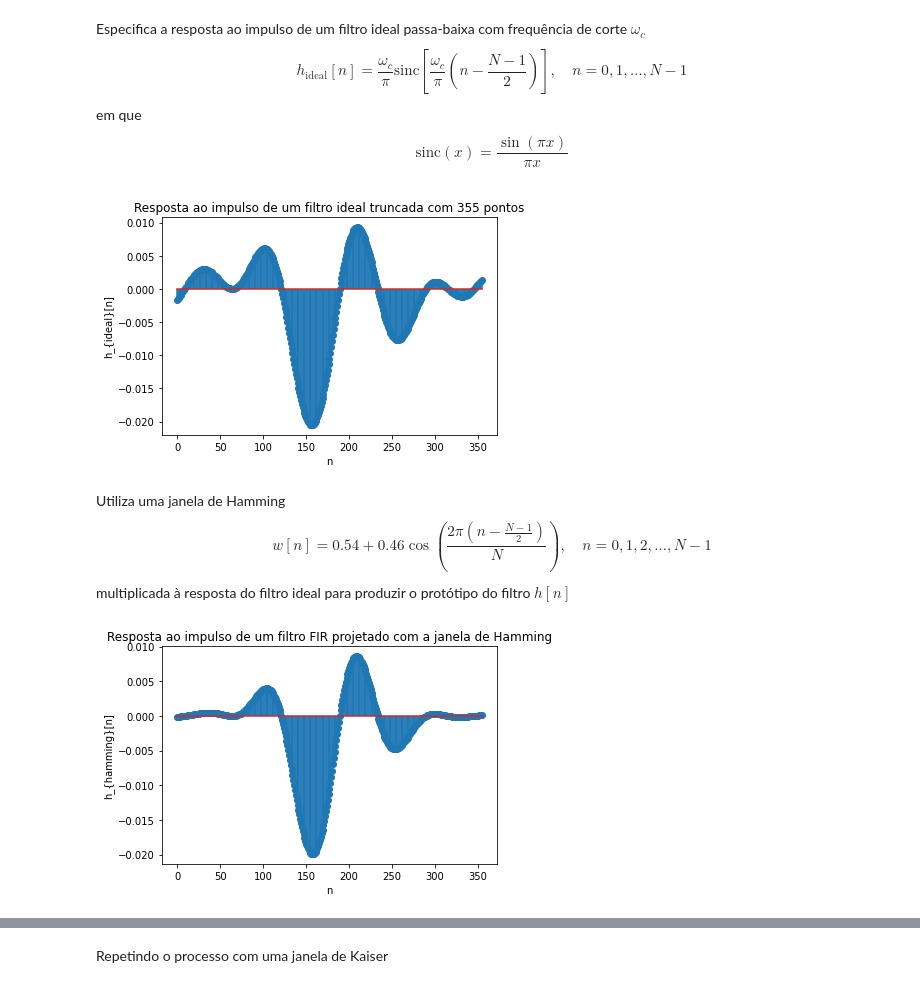
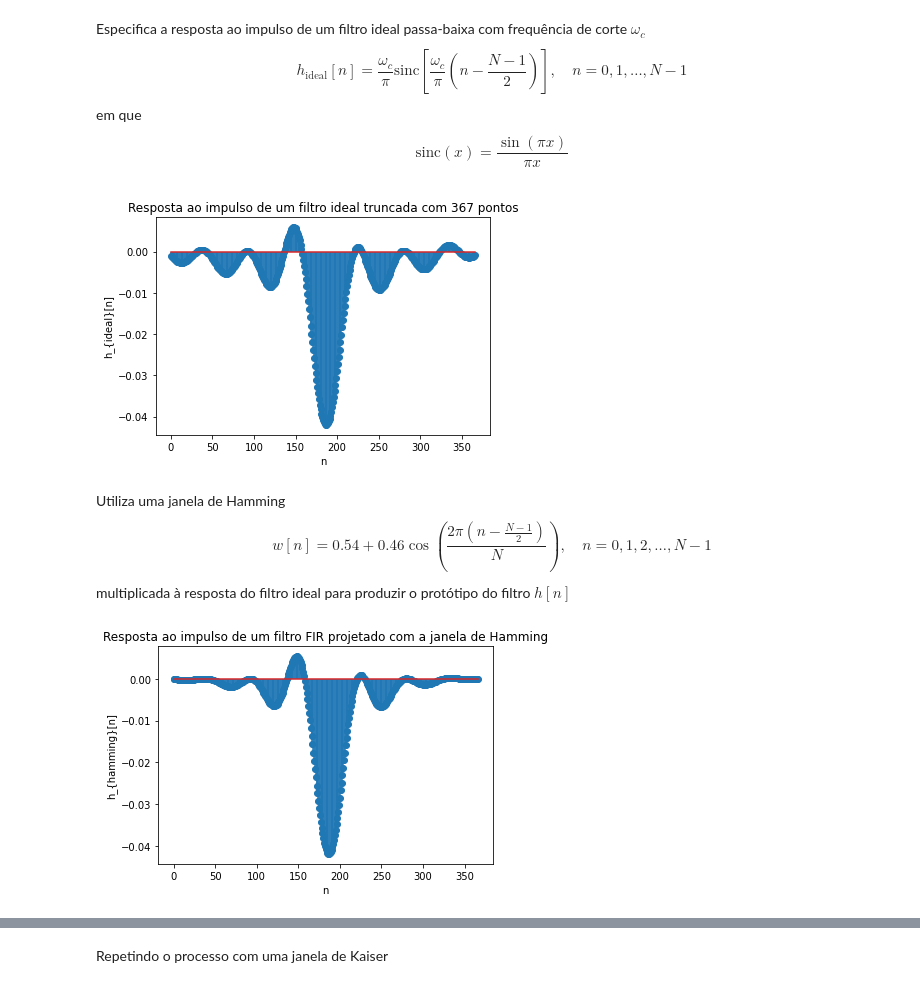
Before and after one commit to pmvdafonseca/filter_fir_high_pass, a Jupyter notebook: Projeto_FIR.ipynb, the cells around one changed output, grey strips where cells are left out. Saved outputs shown, nothing was run; the diff lists cells and outputs as text; code cells hidden in the pictures.

```diff
--- a/Projeto_FIR.ipynb
+++ b/Projeto_FIR.ipynb
@@ -27,8 +27,8 @@ from numpy import sin, cos, pi
 fs = 44100        # frequência de amostragem
 alphap = 0.1      # ripple admissível na banda de passagem em dB
 alphar = 60       # atenuação mínima na banda de rejeição (ripple) em dB
-theta_l = 15800
-theta_u = 16200
+theta_l = 200
+theta_u = 500
 # %% [markdown]
 Algumas transformações necessárias nas variáveis de entrada:
 
@@ -119,22 +119,22 @@ $$h_{\mathrm{ideal}}[n] = \frac{\omega_c}{\pi} \mathrm{sinc}\left[\frac{\omega_c
 em que $$\mathrm{sinc}(x) = \frac{\sin(\pi x)}{\pi x}$$
 # %%
 # Especifiquei um comprimento de filtro FIR a partir das estimativas anteriores mas não necessariamente usando elas
-N = 355
+N = int(Nkaiser)
 n = np.arange(0,N,1)
 
 theta_c =((theta_u - theta_l)/2)*(2.0*np.pi/fs)
 theta_o = ((theta_u +theta_l)/2)*(2.0*np.pi/fs)
 
 hideal = 2*cos(n*theta_o)*(theta_c*special.sinc((n-(N-1)/2.0)*theta_c))
 
 
 plt.title('Resposta ao impulso de um filtro ideal truncada com '+str(N)+' pontos')
 plt.xlabel('n')
 plt.ylabel('h_{ideal}[n]')
 plt.stem(n,hideal,use_line_collection=True)
 plt.show()
 # %% [output]
-[figure, old version]
+[figure, new version]
 # %% [markdown]
 Utiliza uma janela de Hamming
 $$w[n] = 0.54 + 0.46\cos\left(\frac{2\pi \left(n - \frac{N-1}{2}\right)}{N}\right), \quad n=0,1,2,\ldots,N-1$$
@@ -148,7 +148,7 @@ plt.ylabel('h_{hamming}[n]')
 plt.stem(n,hhamming,use_line_collection=True)
 plt.show()
 # %% [output]
-[figure, old version]
+[figure, new version]
 # %%
 w,respfreq = signal.freqz(hhamming,1)
 plt.plot(w, 20 * np.log10(abs(respfreq)), 'b')
```
Also changed, not shown: parts of 13 cells of this notebook.
